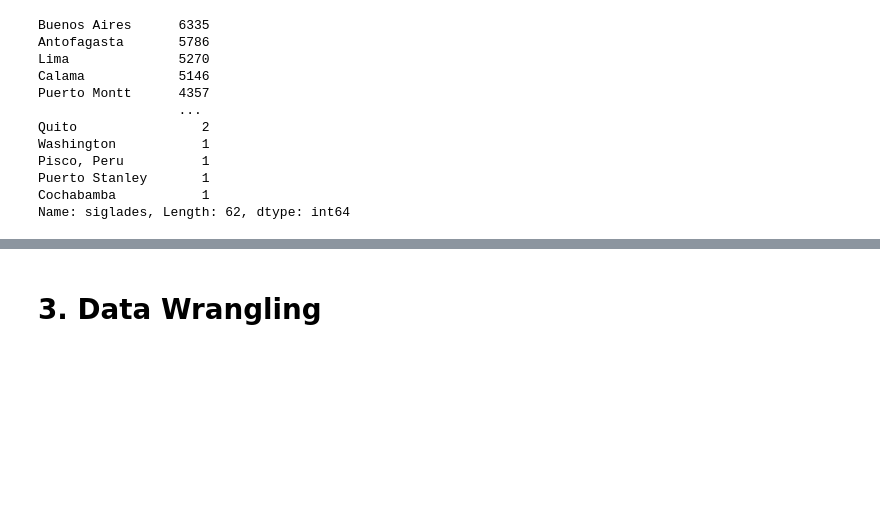
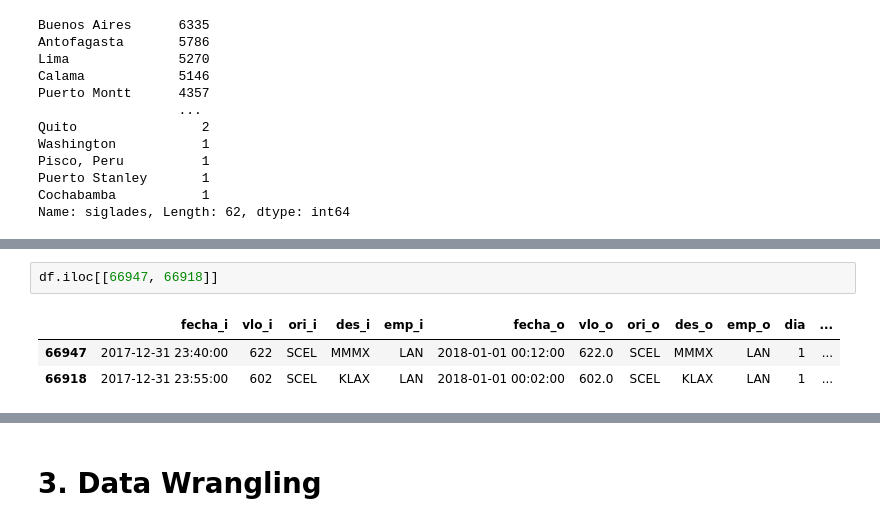
Before and after one commit to ignaciobaldriz/challenge_airlines, a Jupyter notebook: solution.ipynb, the cells around one changed output, grey strips where cells are left out. Saved outputs shown, nothing was run; the diff lists cells and outputs as text; blank space fills up the shorter version.

```diff
--- a/solution.ipynb
+++ b/solution.ipynb
@@ -219,0 +259,6 @@ Name: siglades, Length: 62, dtype: int64
+# %%
+df.iloc[[66947, 66918]]
+# %% [output]
+|  | fecha_i | vlo_i | ori_i | des_i | emp_i | fecha_o | vlo_o | ori_o | des_o | emp_o | dia | ... |
+| 66947 | 2017-12-31 23:40:00 | 622 | SCEL | MMMX | LAN | 2018-01-01 00:12:00 | 622.0 | SCEL | MMMX | LAN | 1 | ... |
+| 66918 | 2017-12-31 23:55:00 | 602 | SCEL | KLAX | LAN | 2018-01-01 00:02:00 | 602.0 | SCEL | KLAX | LAN | 1 | ... |
```
Also changed, not shown: parts of 111 cells of this notebook, 4 other files.
